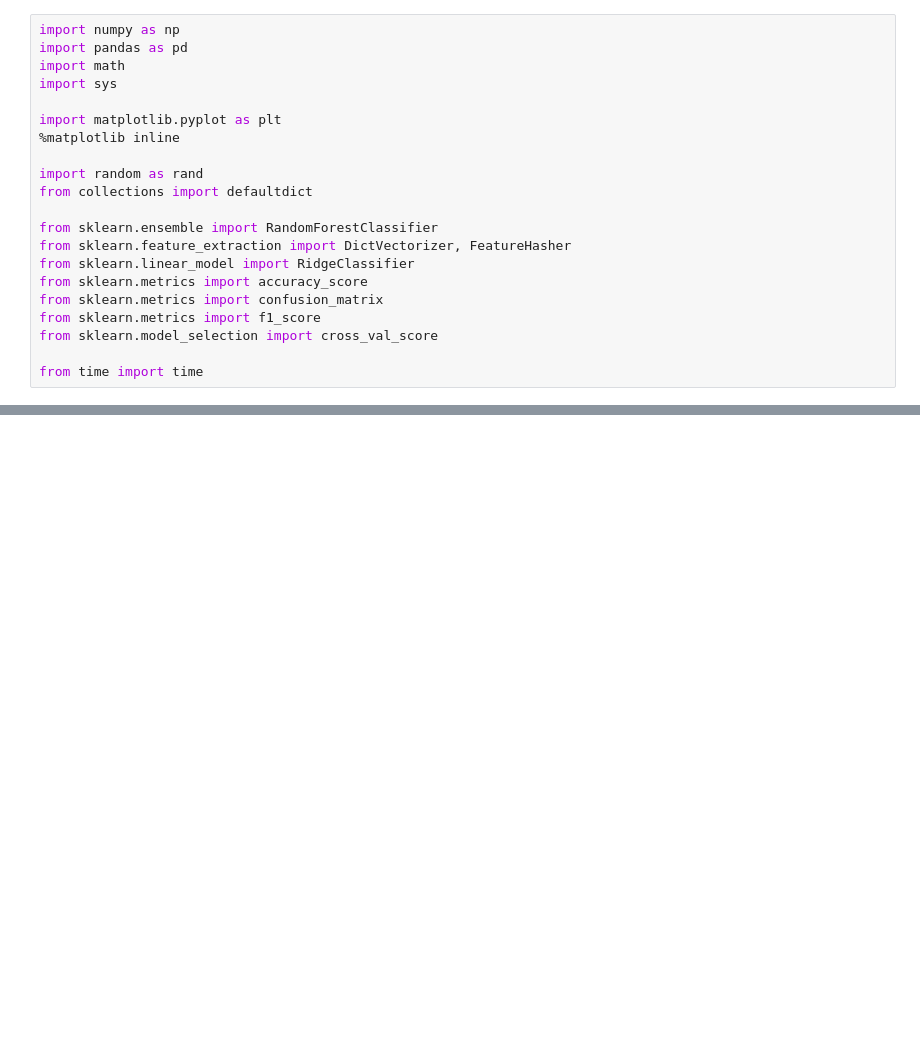
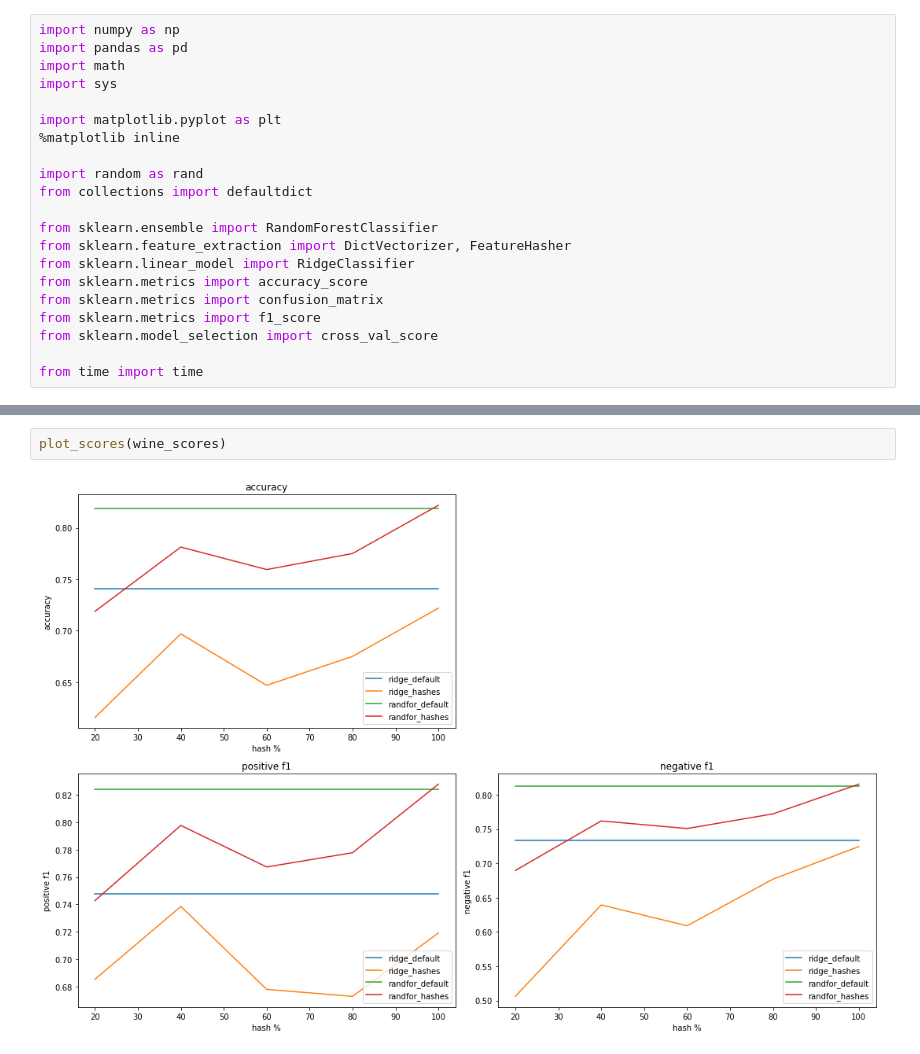
Before and after one commit to win13676/ORIE5741-Project, a Jupyter notebook: FeatureHashingV2.ipynb, the cells around one changed output, grey strips where cells are left out. Saved outputs shown, nothing was run; the diff lists cells and outputs as text; blank space fills up the shorter version.

```diff
--- a/FeatureHashingV2.ipynb
+++ b/FeatureHashingV2.ipynb
@@ -357,0 +517,4 @@ test tn, fp, fn, tp [127  39  21 133]
+# %%
+plot_scores(wine_scores)
+# %% [output]
+[figure, added]
```
Also changed, not shown: parts of 33 cells of this notebook, 2 other files.
